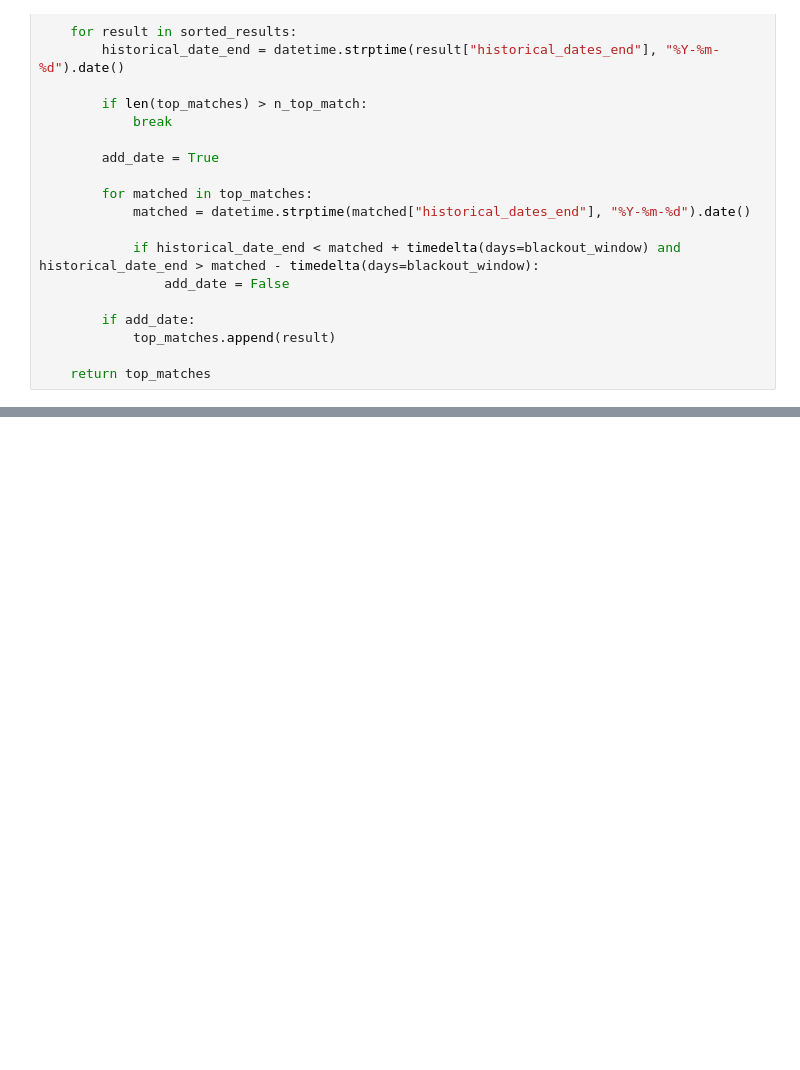
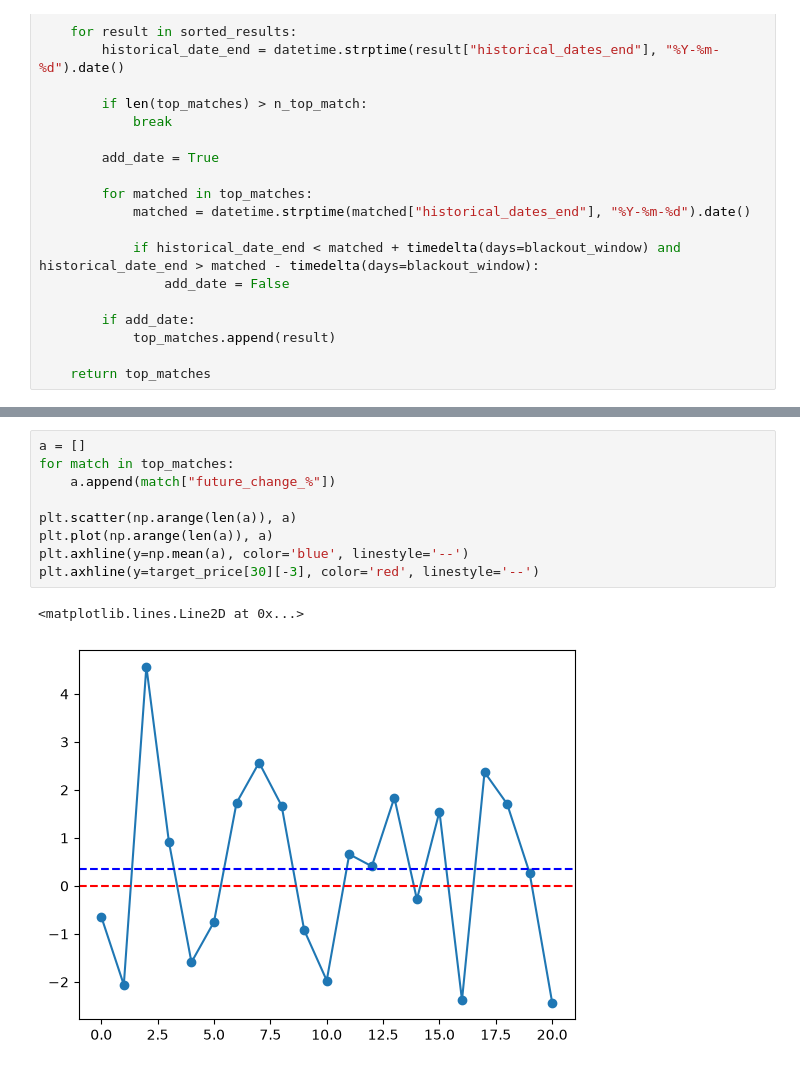
Before and after one commit to sachinstha9/motif, a Jupyter notebook: index.ipynb, the cells around one changed output, grey strips where cells are left out. Drawn from its saved outputs; the diff is of its cells as text; blank space fills up the shorter version.

```diff
--- a/index.ipynb
+++ b/index.ipynb
@@ -107,0 +130,12 @@ plt.plt
+# %%
+a = []
+for match in top_matches:
+    a.append(match["future_change_%"])
+
+plt.scatter(np.arange(len(a)), a)
+plt.plot(np.arange(len(a)), a)
+plt.axhline(y=np.mean(a), color='blue', linestyle='--')
+plt.axhline(y=target_price[30][-3], color='red', linestyle='--')
+# %% [output]
+<matplotlib.lines.Line2D at 0x...>
+[figure, added]
```
Also changed, not shown: parts of 5 cells of this notebook.
